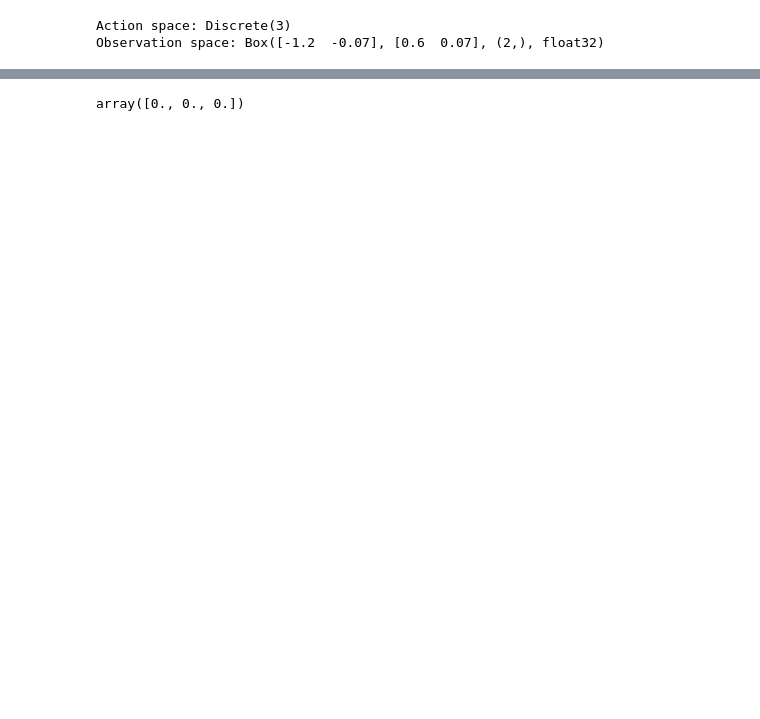
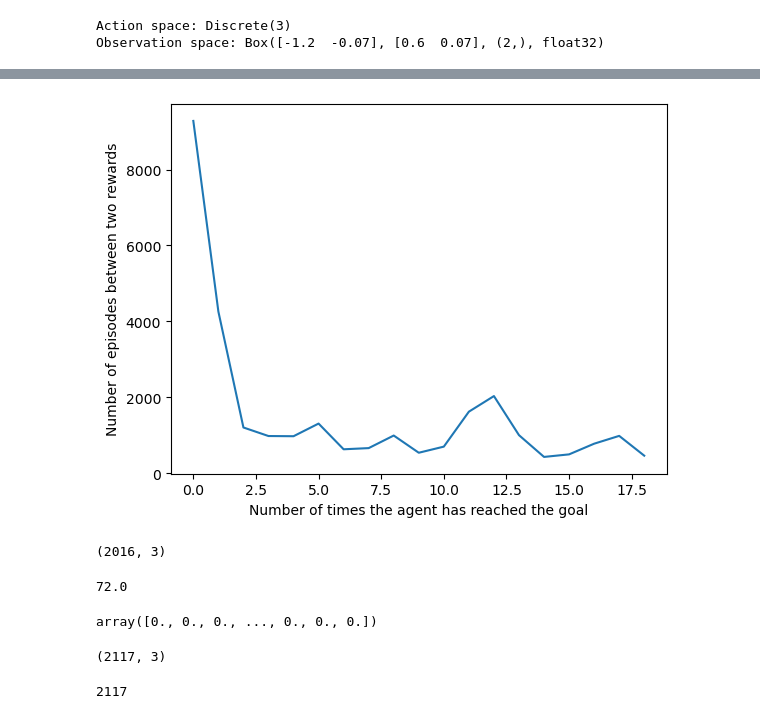
Before and after one commit to silviiaromanato/MountainCartRL, a Jupyter notebook: dyna_nb.ipynb, the cells around one changed output, grey strips where cells are left out. Cells and saved outputs as stored; diff of their text form; code cells hidden in the pictures; blank space fills up the shorter version.

Commit message:
fix discretization + began some plots

```diff
--- a/dyna_nb.ipynb
+++ b/dyna_nb.ipynb
@@ -10,7 +10,7 @@ import pickle
 %load_ext autoreload
 %autoreload 2
 # %%
-env = gym.make('MountainCar-v0', render_mode="rgb_array")
+env = gym.make('MountainCar-v0', render_mode="human")
 # %%
 print(f"Action space: {env.action_space}")
 print(f"Observation space: {env.observation_space}")
@@ -39,8 +35,8 @@ class DynaAgent():
         self.n_bins_y= int((env.observation_space.high[1]-env.observation_space.low[1])/size_bin_y)
         assert (env.observation_space.high[1]-env.observation_space.low[1])/size_bin_y-self.n_bins_y<1e-5 , "size_bin_y is not a divisor of the range of the y axis"
         self.disc_step=np.array([size_bin_x,size_bin_y])
-        self.x_bins = np.linspace(env.observation_space.low[0],env.observation_space.high[0],self.n_bins_x)
-        self.y_bins= np.linspace(env.observation_space.low[1],env.observation_space.high[1],self.n_bins_y)
+        self.x_bins = np.linspace(env.observation_space.low[0],env.observation_space.high[0],self.n_bins_x+1)
+        self.y_bins= np.linspace(env.observation_space.low[1],env.observation_space.high[1],self.n_bins_y+1)
 
 
         self.epsilon_start = epsilon_start
@@ -48,22 +44,24 @@ class DynaAgent():
         self.alpha = alpha
         self.gamma = gamma
         self.k=k
-        self.n_states= self.n_bins_x*self.n_bins_y
+        self.n_states= (self.n_bins_x+1)*(self.n_bins_y+1)
         self.counts_total=np.zeros((self.n_states,3))
         self.counts_transition=np.zeros((self.n_states,3,self.n_states))
         self.P=np.ones((self.n_states,3,self.n_states))*1/self.n_states
         self.R=np.zeros((self.n_states,3))
         self.Q=np.zeros((self.n_states,3))
         self.model = {}
+        self.last_reward_step=0
+        self.timesteps_per_reward=[]
 
         self.state_action_pairs_encontered = []
 
         self.state=self.discretize_position(env.reset()[0])
     def discretize_position(self,position):
-        if np.digitize(position[0],self.x_bins)*np.digitize(position[1],self.y_bins)+np.digitize(position[1],self.y_bins)>=2016:
-            print(np.digitize(position[0],self.x_bins)*np.digitize(position[1],self.y_bins)+np.digitize(position[1],self.y_bins))
-            raise ValueError(f"position: {position} is out of bounds")
-        return np.digitize(position[0],self.x_bins)*np.digitize(position[1],self.y_bins)+np.digitize(position[1],self.y_bins)
+        # if np.digitize(position[0],self.x_bins)*np.digitize(position[1],self.y_bins)+np.digitize(position[1],self.y_bins)>=2016:
+        #     print(np.digitize(position[0],self.x_bins)*np.digitize(position[1],self.y_bins)+np.digitize(position[1],self.y_bins))
+        #     raise ValueError(f"position: {position} is out of bounds")
+        return np.digitize(position[0],self.x_bins)+np.digitize(position[1],self.y_bins)*(self.n_bins_x+1)
 
     def update_P(self,state,action,next_state):
         self.counts_total[state,action]+=1
@@ -114,11 +112,14 @@ class DynaAgent():
             pass
         epsilon = self.epsilon_start
 
+
         for i in tqdm(range(n_steps)):
             done=self.update_step(epsilon)
             if done:
                 print(f"Episode finished after {i} timesteps")
-                break
+                self.timesteps_per_reward.append((i,i-self.last_reward_step))
+                self.last_reward_step=i
+                self.state=self.discretize_position(env.reset()[0])
             #epsilon exponential decay:
             epsilon = self.epsilon_end+(self.epsilon_start-self.epsilon_end)*np.exp(-i/1000)
             # if i%1000==0:
@@ -149,11 +150,10 @@ class DynaAgent():
     def save_agent(self,path):
         if not os.path.exists("agents_saved/"+path+"/"):
             os.makedirs("agents_saved/"+path+"/")
-        path="agents_saved/"+path
+        path="agents_saved/"+path+"/"
         np.save(path+"_P.npy",self.P)
         np.save(path+"_Q.npy",self.Q)
         np.save(path+"_R.npy",self.R)
-        #np.save(path+"_state_action_pairs_encontered.npy",self.state_action_pairs_encontered)
         #store it as pickle
         pickle.dump(self.state_action_pairs_encontered, open(path+"_state_action_pairs_encontered.pkl", 'wb'))
         np.save(path+"_counts_total.npy",self.counts_total)
@@ -187,4 +177,4 @@ AttributeError: 'numpy.ndarray' object has no attribute 'append'
 # %%
-dyna_agent.training(18000,reset=True)
+dyna_agent.training(30000,reset=True)
 # %% [output]
 Training...
@@ -193,0 +195,10 @@ dyna_agent.save_agent("dyna_agent0/")
+# %%
+nb_episodes_per_reward=[duration[1] for duration in dyna_agent.timesteps_per_reward]
+timesteps_reward=[duration[0] for duration in dyna_agent.timesteps_per_reward]
+plt.plot(range(len(nb_episodes_per_reward)),nb_episodes_per_reward)
+plt.xlabel("Number of times the agent has reached the goal")
+plt.ylabel("Number of episodes between two rewards")
+plt.savefig("plots/dyna/duration")
+plt.show()
+# %% [output]
+[figure, added]
@@ -193,0 +212,12 @@ dyna_agent.save_agent("dyna_agent0/")
+# %%
+Q.shape
+# %% [output]
+(2016, 3)
+# %%
+2016/28
+# %% [output]
+72.0
+# %%
+Q[:,1]
+# %% [output]
+array([0., 0., 0., ..., 0., 0., 0.])
@@ -194,4 +247,8 @@ dyna_agent.save_agent("dyna_agent0/")
 # %%
-dyna_agent.Q[0]
+dyna_agent.Q.shape
 # %% [output]
-array([0., 0., 0.])
+(2117, 3)
+# %%
+(1+dyna_agent.n_bins_x)* (1+dyna_agent.n_bins_y)
+# %% [output]
+2117
```
Also changed, not shown: parts of 12 cells of this notebook, 2 other files.
